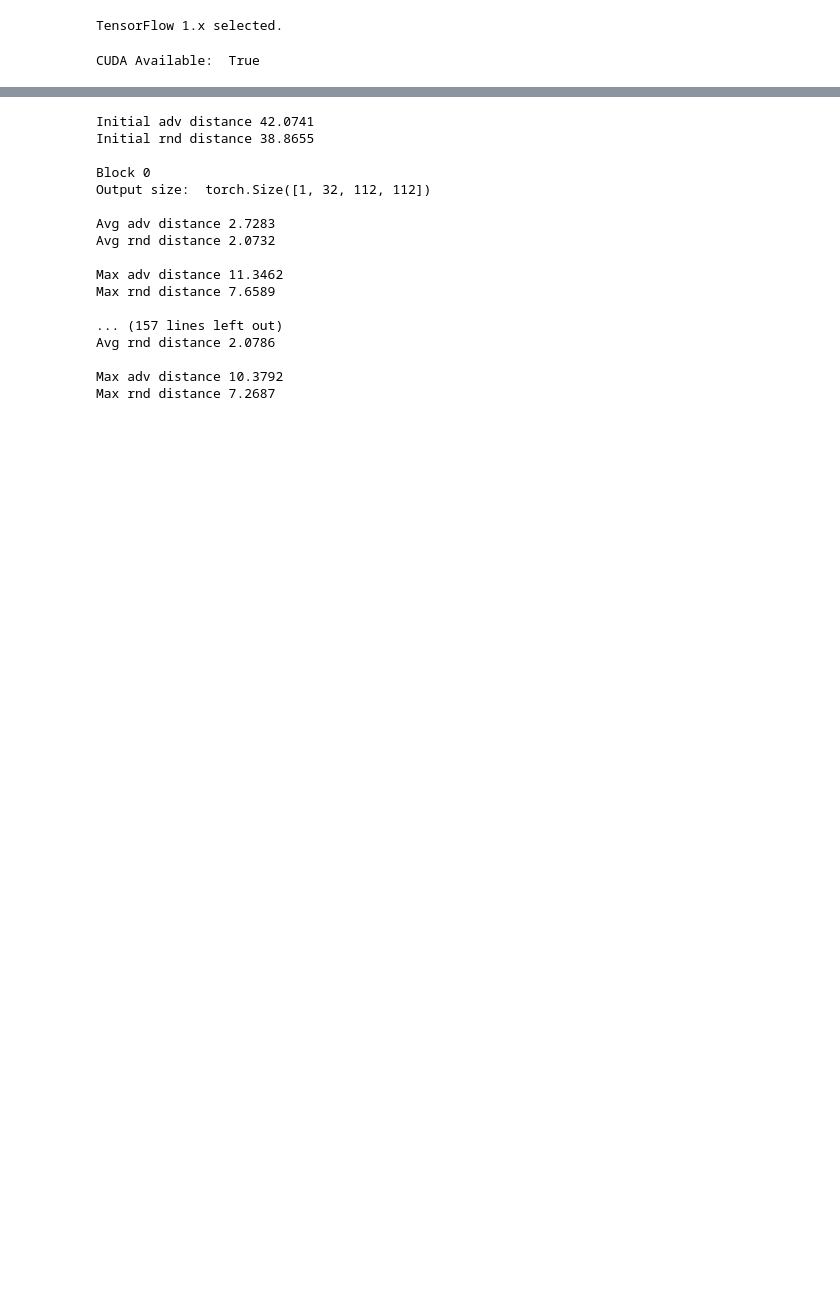
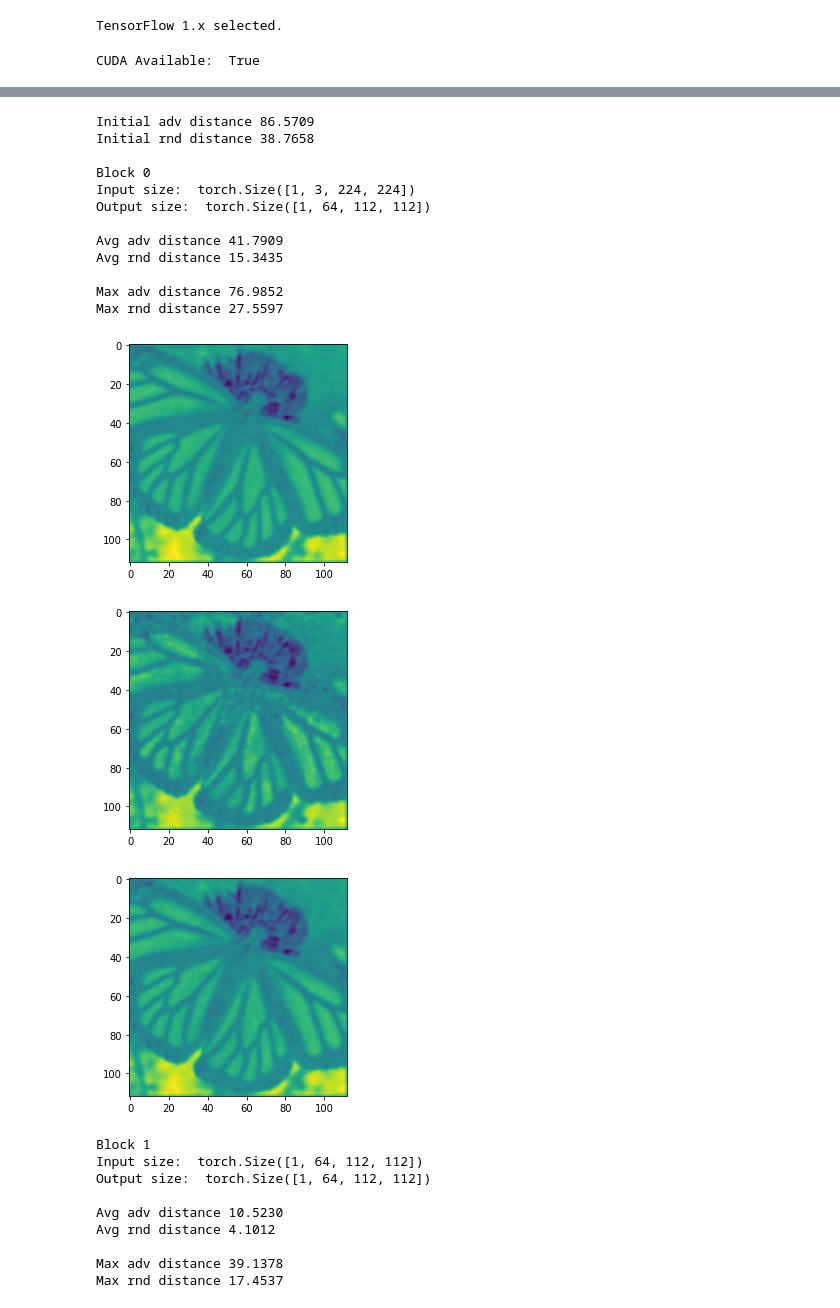
Before and after one commit to pabloac31/TFG, a Jupyter notebook: ImageNet_experiments.ipynb, the cells around one changed output, grey strips where cells are left out. Saved outputs shown, nothing was run; the diff lists cells and outputs as text; code cells hidden in the pictures; blank space fills up the shorter version.

```diff
--- a/ImageNet_experiments.ipynb
+++ b/ImageNet_experiments.ipynb
@@ -157,51 +135,74 @@ rnd = rnd_img.clone()
 print("Initial adv distance {:.4f}".format((x-adv).norm().item()))
 print("Initial rnd distance {:.4f}".format((x-rnd).norm().item()))
 
-for i, l in enumerate(model._modules['features']):
+#for i, l in enumerate(model._modules['features']):
+for i, l in enumerate(list(model.children())[:-1]):
   print("\nBlock",i)
   #print("\n", l, "\n")
-  #print("Input size: ", x.size())
+  print("Input size: ", x.size())
   x = l(x)
   adv = l(adv)
   rnd = l(rnd)
   print("Output size: ", x.size())
 
+
   dist_adv = 0
   dist_rnd = 0
   max_adv = 0
   max_rnd = 0
+
+  j = 0
+  max_adv_idx, max_rnd_idx = 0, 0
 
   for d_x, d_adv, d_rnd in zip(x[0], adv[0], rnd[0]):
     norm_adv = (d_x - d_adv).norm().item()
     norm_rnd = (d_x - d_rnd).norm().item()
     dist_adv += norm_adv
     dist_rnd += norm_rnd
     if norm_adv > max_adv:
       max_adv = norm_adv
+      max_adv_idx = j
     if norm_rnd > max_rnd:
       max_rnd = norm_rnd
+      max_rnd_idx = j
+
+    j += 1
 
 
   print("\nAvg adv distance {:.4f}".format(dist_adv / x.size(1)))
   print("Avg rnd distance {:.4f}".format(dist_rnd / x.size(1)))
 
   print("\nMax adv distance {:.4f}".format(max_adv))
   print("Max rnd distance {:.4f}".format(max_rnd))
+
+  plt.imshow(x[0][max_adv_idx].clone().detach().cpu())
+  plt.show()
+  plt.imshow(adv[0][max_adv_idx].clone().detach().cpu())
+  plt.show()
+  plt.imshow(rnd[0][max_adv_idx].clone().detach().cpu())
+  plt.show()
 # %% [output]
-Initial adv distance 42.0741
-Initial rnd distance 38.8655
+Initial adv distance 86.5709
+Initial rnd distance 38.7658
 
 Block 0
-Output size:  torch.Size([1, 32, 112, 112])
+Input size:  torch.Size([1, 3, 224, 224])
+Output size:  torch.Size([1, 64, 112, 112])
 
-Avg adv distance 2.7283
-Avg rnd distance 2.0732
+Avg adv distance 41.7909
+Avg rnd distance 15.3435
 
-Max adv distance 11.3462
-Max rnd distance 7.6589
-
-... (157 lines left out)
-Avg rnd distance 2.0786
-
-Max adv distance 10.3792
-Max rnd distance 7.2687
+Max adv distance 76.9852
+Max rnd distance 27.5597
+[figure, added]
+[figure, added]
+[figure, added]
+Block 1
+Input size:  torch.Size([1, 64, 112, 112])
+Output size:  torch.Size([1, 64, 112, 112])
+
+Avg adv distance 10.5230
+Avg rnd distance 4.1012
+
+Max adv distance 39.1378
+Max rnd distance 17.4537
```
Also changed, not shown: parts of 12 cells of this notebook.
